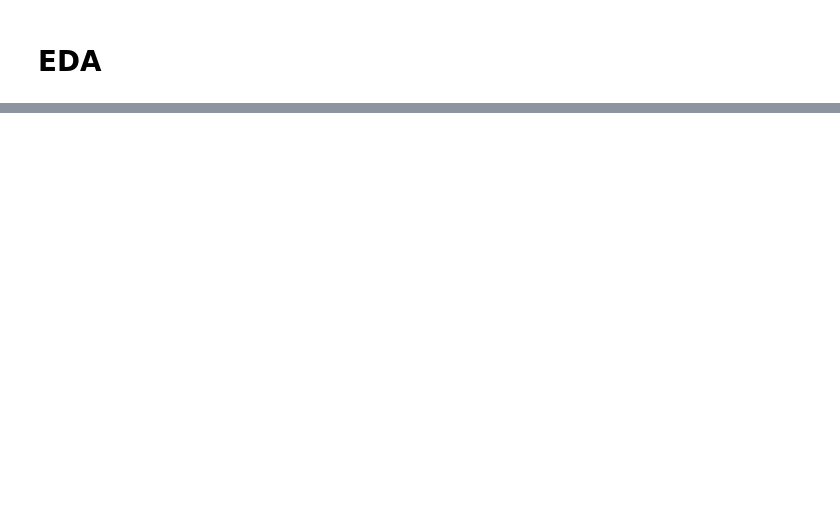
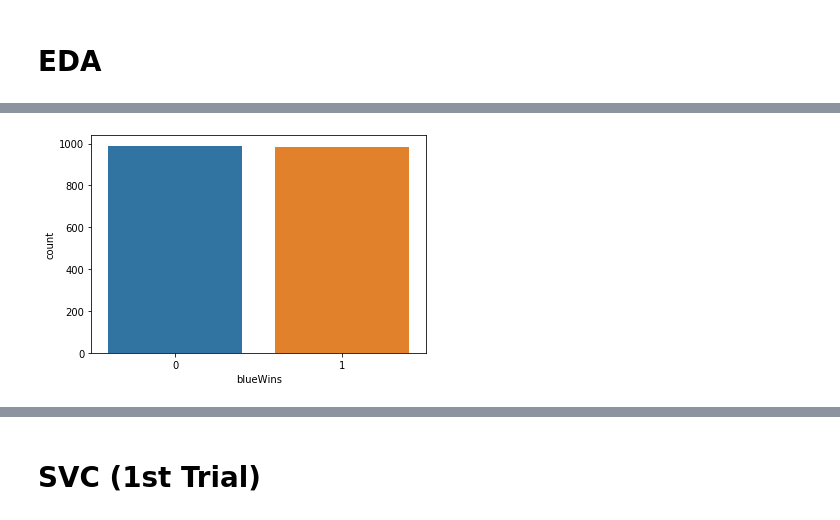
Before and after one commit to jhl126/For-Fun-LoL-Data, a Jupyter notebook: Lol Blue Wins Classification.ipynb, the cells around one changed output, grey strips where cells are left out. Saved outputs shown, nothing was run; the diff lists cells and outputs as text; code cells hidden in the pictures; blank space fills up the shorter version.

Commit message:
Added 1st trial classification models

```diff
--- a/Lol Blue Wins Classification.ipynb
+++ b/Lol Blue Wins Classification.ipynb
@@ -368,0 +218,16 @@ DescribeResult(nobs=4949, minmax=(10730, 21055), mean=15864.111133562335, varian
+# %%
+X = blue_lol.drop(
+    columns=[
+        "blueWins",
+        "blueKills",
+        "blueEliteMonsters",
+        "blueDragons",
+        "blueHeralds",
+        "blueTotalGold",
+    ]
+)
+y = blue_lol["blueWins"]
+
+X_train, X_test, y_train, y_test = train_test_split(
+    X, y, test_size=0.20, random_state=13, stratify=y
+)
@@ -368,0 +328,5 @@ DescribeResult(nobs=4949, minmax=(10730, 21055), mean=15864.111133562335, varian
+# %%
+sns.countplot(y_test)
+plt.show()
+# %% [output]
+[figure, added]
@@ -368,0 +334,2 @@ DescribeResult(nobs=4949, minmax=(10730, 21055), mean=15864.111133562335, varian
+# %% [markdown]
+# SVC (1st Trial)
```
Also changed, not shown: parts of 61 cells of this notebook.
